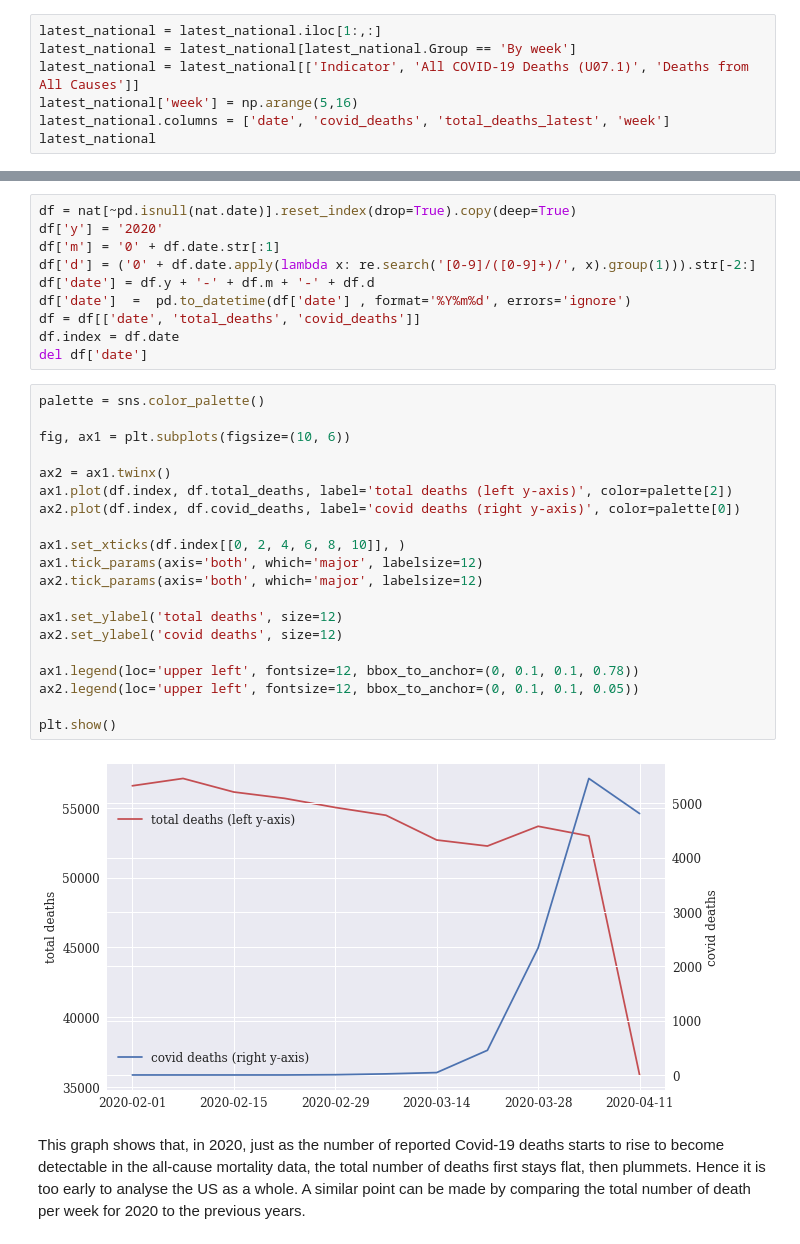
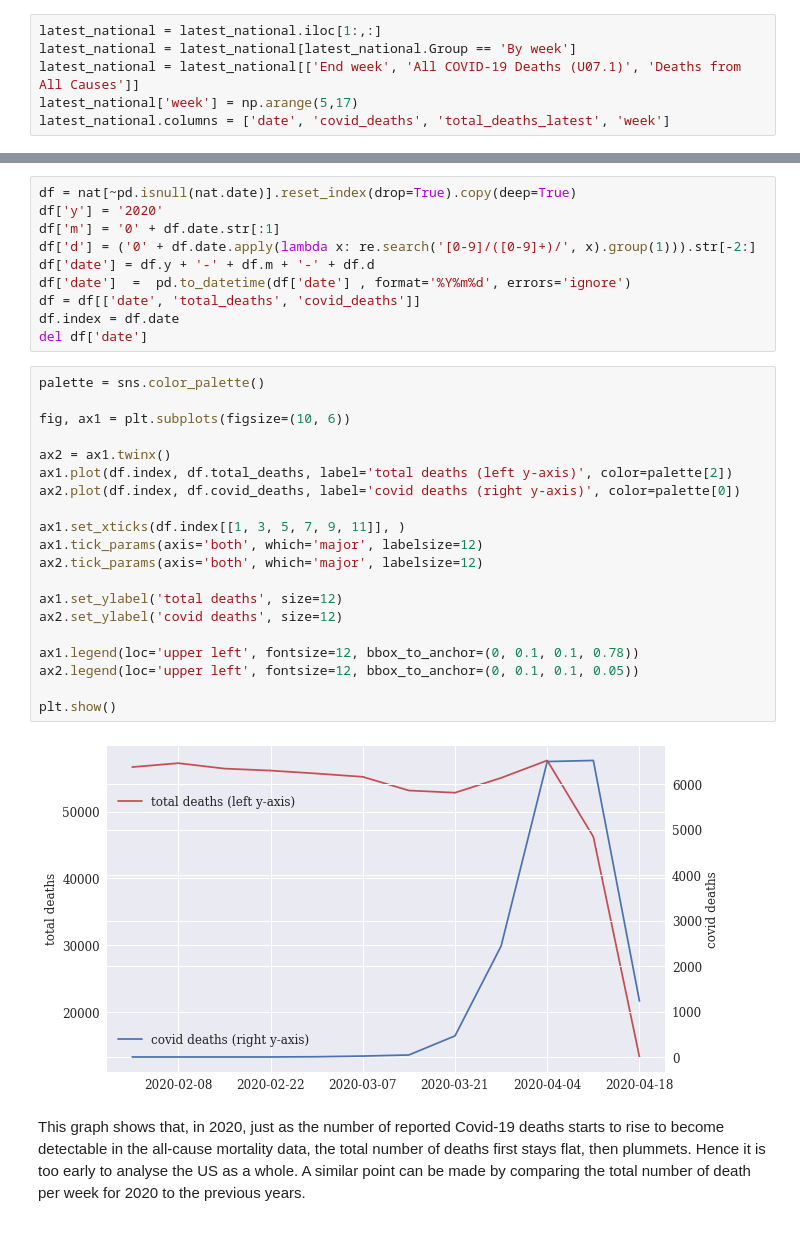
Before and after one commit to sebastianhohmann/covid19_total_death, a Jupyter notebook: us/USA_NYC_counterfactual.ipynb, the cells around one changed output, grey strips where cells are left out. Drawn from its saved outputs; the diff is of its cells as text.

```diff
--- a/us/USA_NYC_counterfactual.ipynb
+++ b/us/USA_NYC_counterfactual.ipynb
@@ -67,7 +67,6 @@ How to line up the weeks with the dates? Here: https://www.cdc.gov/flu/weekly/#S
 # %%
 latest_national = latest_national.iloc[1:,:]
 latest_national = latest_national[latest_national.Group == 'By week']
-latest_national = latest_national[['Indicator', 'All COVID-19 Deaths (U07.1)', 'Deaths from All Causes']]
-latest_national['week'] = np.arange(5,16)
+latest_national = latest_national[['End week', 'All COVID-19 Deaths (U07.1)', 'Deaths from All Causes']]
+latest_national['week'] = np.arange(5,17)
 latest_national.columns = ['date', 'covid_deaths', 'total_deaths_latest', 'week']
-latest_national
@@ -127,25 +113,25 @@ del df['date']
 # %%
 palette = sns.color_palette()
 
 fig, ax1 = plt.subplots(figsize=(10, 6))
 
 ax2 = ax1.twinx()
 ax1.plot(df.index, df.total_deaths, label='total deaths (left y-axis)', color=palette[2])
 ax2.plot(df.index, df.covid_deaths, label='covid deaths (right y-axis)', color=palette[0])
 
-ax1.set_xticks(df.index[[0, 2, 4, 6, 8, 10]], )
+ax1.set_xticks(df.index[[1, 3, 5, 7, 9, 11]], )
 ax1.tick_params(axis='both', which='major', labelsize=12)
 ax2.tick_params(axis='both', which='major', labelsize=12)
 
 ax1.set_ylabel('total deaths', size=12)
 ax2.set_ylabel('covid deaths', size=12)
 
 ax1.legend(loc='upper left', fontsize=12, bbox_to_anchor=(0, 0.1, 0.1, 0.78))
 ax2.legend(loc='upper left', fontsize=12, bbox_to_anchor=(0, 0.1, 0.1, 0.05))
 
 plt.show()
 # %% [output]
-[figure, old version]
+[figure, new version]
 # %% [markdown]
 This graph shows that, in 2020, just as the number of reported Covid-19 deaths starts to rise to become detectable in the all-cause mortality data, the total number of deaths first stays flat, then plummets. Hence it is too early to analyse the US as a whole. A similar point can be made by comparing the total number of death per week for 2020 to the previous years.
 # %%
```
Also changed, not shown: parts of 6 cells of this notebook, 2 other files.
